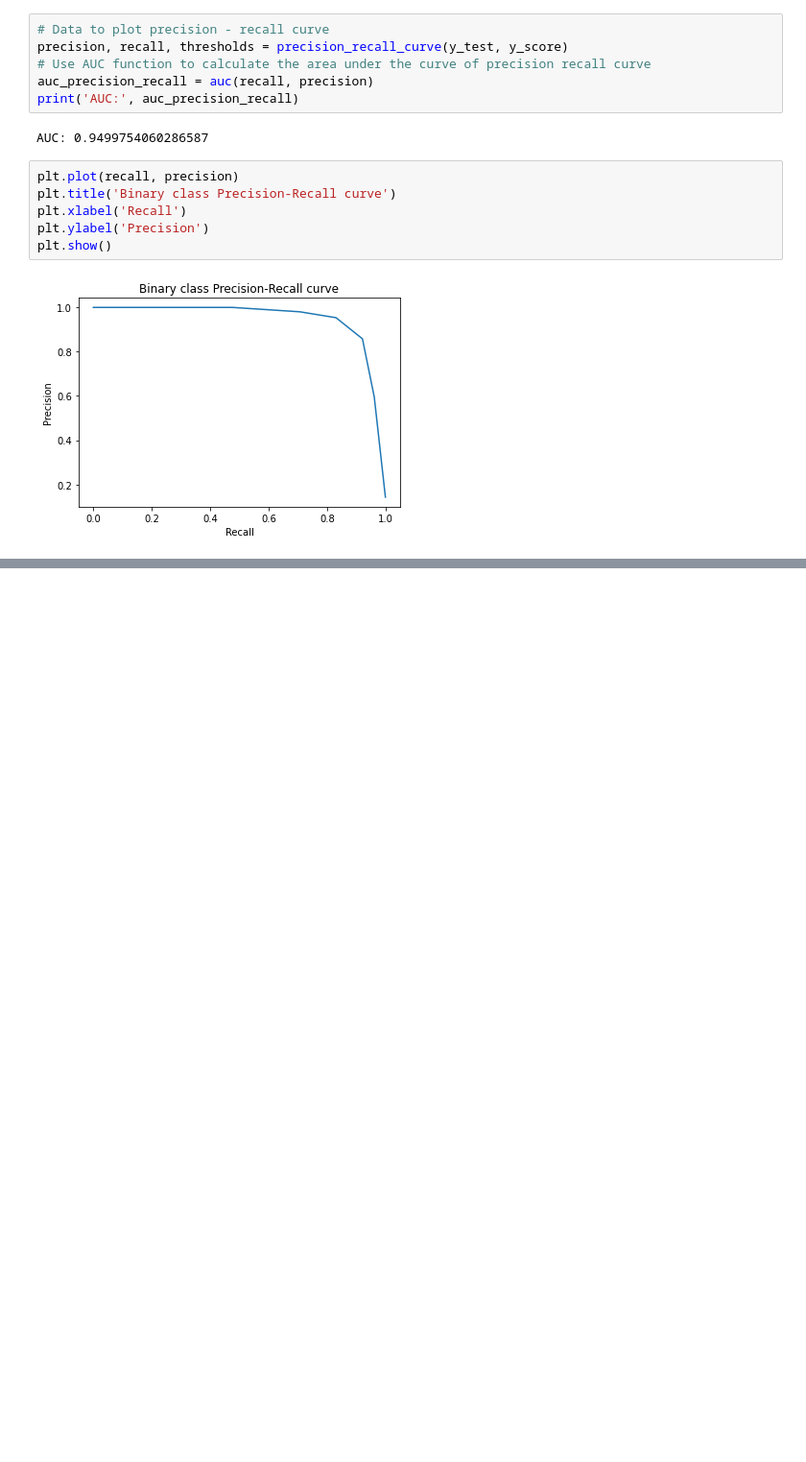
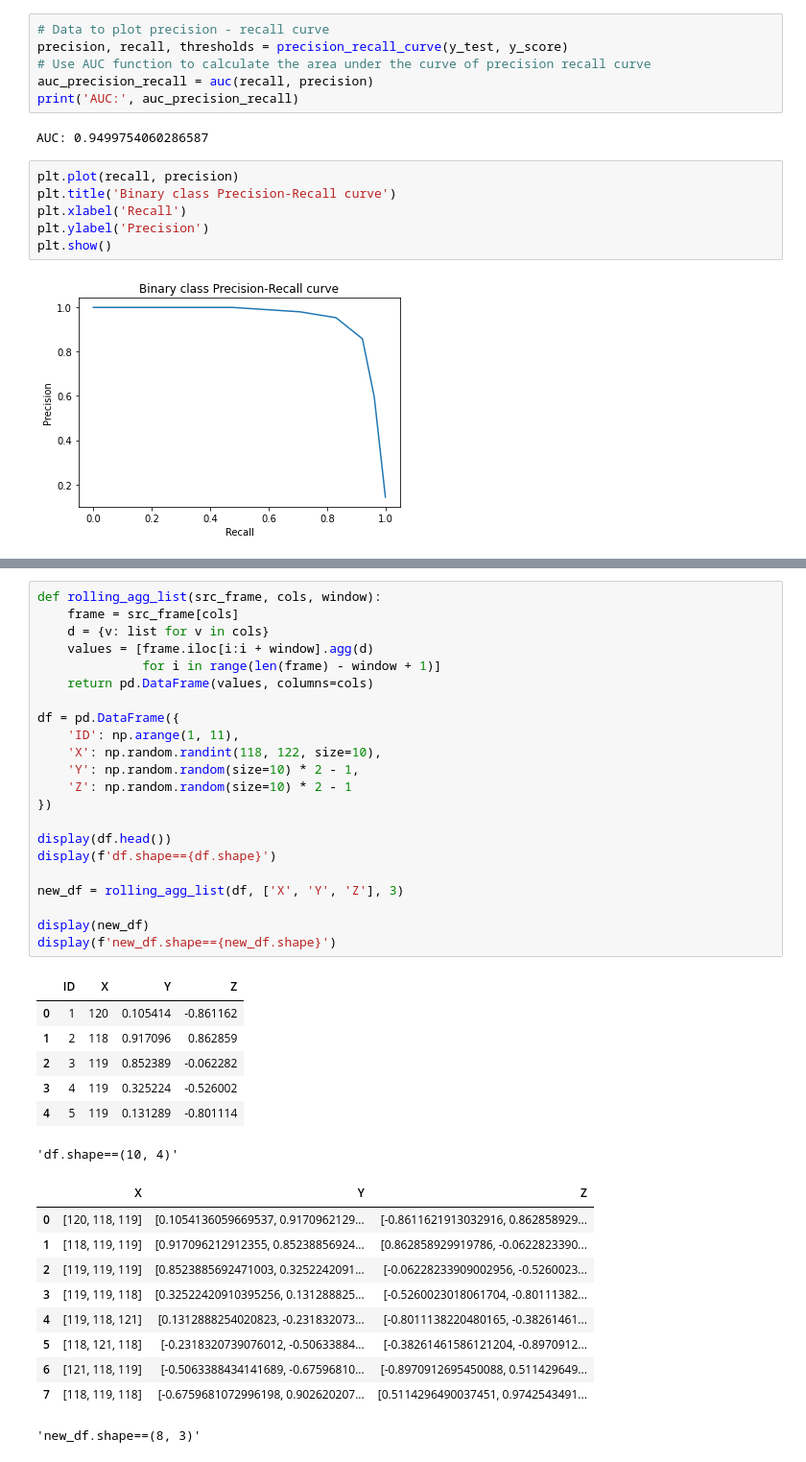
Before and after one commit to shamilnabiyev/automl-time-series, a Jupyter notebook: notebooks/sktime.ipynb, the cells around one changed output, grey strips where cells are left out. Shown at 96% size. Drawn from its saved outputs; the diff is of its cells as text; blank space fills up the shorter version.

```diff
--- a/notebooks/sktime.ipynb
+++ b/notebooks/sktime.ipynb
@@ -311,0 +339,40 @@ plt.show()
+# %%
+def rolling_agg_list(src_frame, cols, window):
+    frame = src_frame[cols]
+    d = {v: list for v in cols}
+    values = [frame.iloc[i:i + window].agg(d)
+              for i in range(len(frame) - window + 1)]
+    return pd.DataFrame(values, columns=cols)
+
+df = pd.DataFrame({
+    'ID': np.arange(1, 11),
+    'X': np.random.randint(118, 122, size=10),
+    'Y': np.random.random(size=10) * 2 - 1,
+    'Z': np.random.random(size=10) * 2 - 1
+})
+
+display(df.head())
+display(f'df.shape=={df.shape}')
+
+new_df = rolling_agg_list(df, ['X', 'Y', 'Z'], 3)
+
+display(new_df)
+display(f'new_df.shape=={new_df.shape}')
+# %% [output]
+|  | ID | X | Y | Z |
+| 0 | 1 | 120 | 0.105414 | -0.861162 |
+| 1 | 2 | 118 | 0.917096 | 0.862859 |
+| 2 | 3 | 119 | 0.852389 | -0.062282 |
+| 3 | 4 | 119 | 0.325224 | -0.526002 |
+| 4 | 5 | 119 | 0.131289 | -0.801114 |
+'df.shape==(10, 4)'
+|  | X | Y | Z |
+| 0 | [120, 118, 119] | [0.1054136059669537, 0.9170962129... | [-0.8611621913032916, 0.862858929... |
+| 1 | [118, 119, 119] | [0.917096212912355, 0.85238856924... | [0.862858929919786, -0.0622823390... |
+| 2 | [119, 119, 119] | [0.8523885692471003, 0.3252242091... | [-0.06228233909002956, -0.5260023... |
+| 3 | [119, 119, 118] | [0.32522420910395256, 0.131288825... | [-0.5260023018061704, -0.80111382... |
+| 4 | [119, 118, 121] | [0.1312888254020823, -0.231832073... | [-0.8011138220480165, -0.38261461... |
+| 5 | [118, 121, 118] | [-0.2318320739076012, -0.50633884... | [-0.38261461586121204, -0.8970912... |
+| 6 | [121, 118, 119] | [-0.5063388434141689, -0.67596810... | [-0.8970912695450088, 0.511429649... |
+| 7 | [118, 119, 118] | [-0.6759681072996198, 0.902620207... | [0.5114296490037451, 0.9742543491... |
+'new_df.shape==(8, 3)'
```
Also changed, not shown: parts of 14 cells of this notebook.
